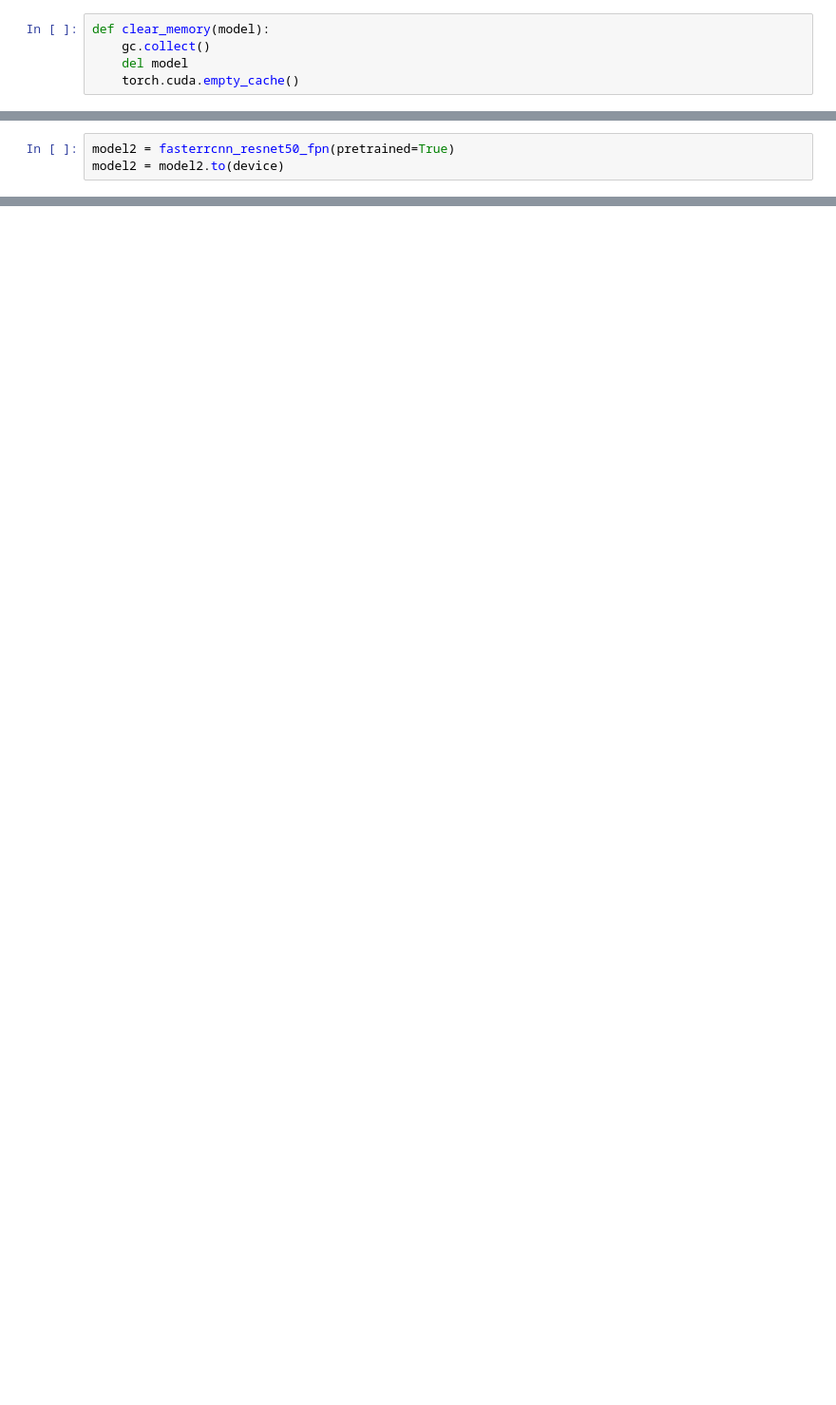
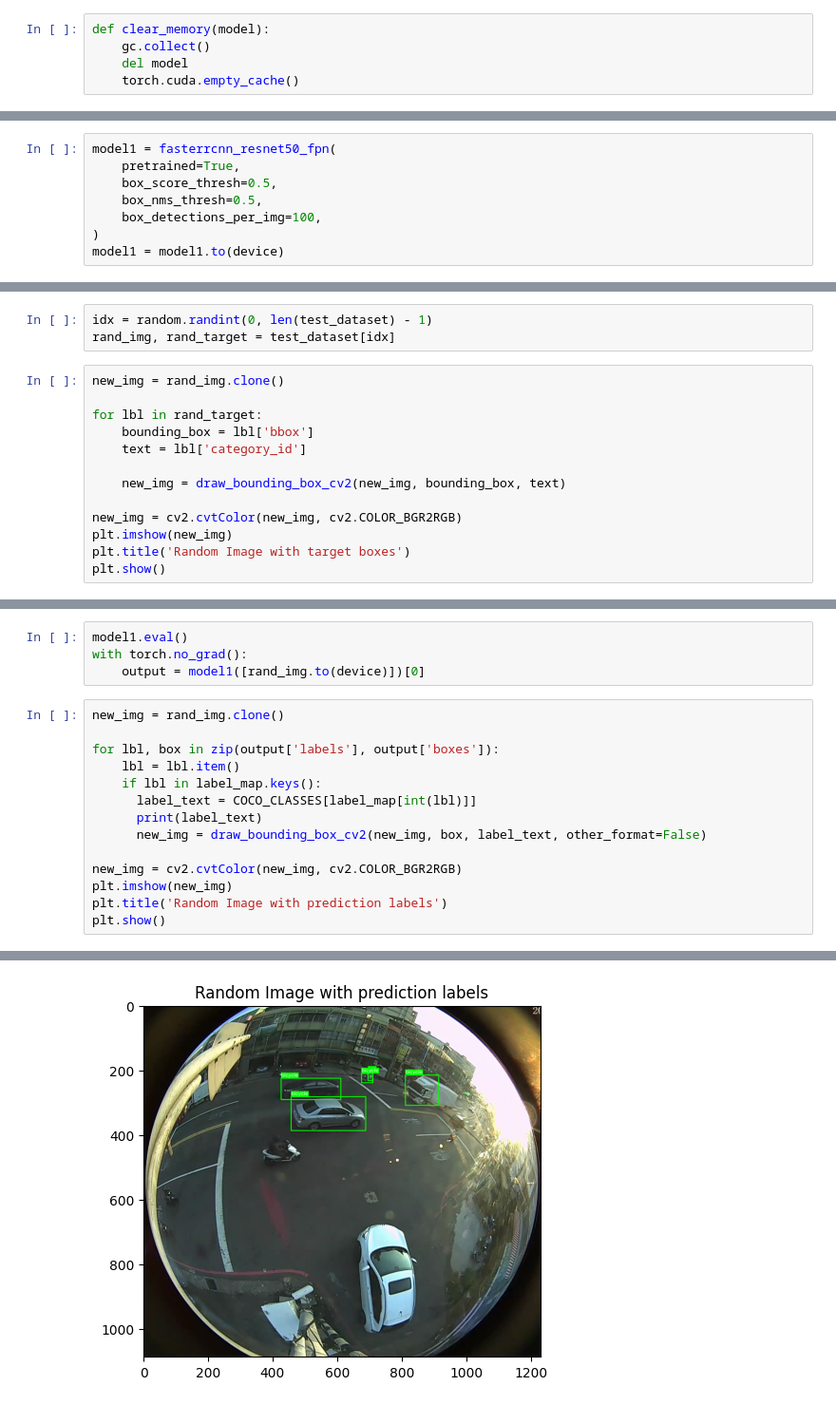
Before and after one commit to future-gadget-labs/aicitychallenge1, a Jupyter notebook: scripts/RCNNFishEye.ipynb, the cells around one changed output, grey strips where cells are left out. Shown at 95% size. Saved outputs shown, nothing was run; the diff lists cells and outputs as text; blank space fills up the shorter version.

Commit message:
adding rcnn model

```diff
--- a/scripts/RCNNFishEye.ipynb
+++ b/scripts/RCNNFishEye.ipynb
@@ -250,3 +273,8 @@ clear_memory(model1)
 # %%
-model2 = fasterrcnn_resnet50_fpn(pretrained=True)
-model2 = model2.to(device)
+model1 = fasterrcnn_resnet50_fpn(
+    pretrained=True,
+    box_score_thresh=0.5,
+    box_nms_thresh=0.5,
+    box_detections_per_img=100,
+)
+model1 = model1.to(device)
@@ -289,0 +373,16 @@ coco_eval.summarize()
+# %%
+idx = random.randint(0, len(test_dataset) - 1)
+rand_img, rand_target = test_dataset[idx]
+# %%
+new_img = rand_img.clone()
+
+for lbl in rand_target:
+    bounding_box = lbl['bbox']
+    text = lbl['category_id']
+
+    new_img = draw_bounding_box_cv2(new_img, bounding_box, text)
+
+new_img = cv2.cvtColor(new_img, cv2.COLOR_BGR2RGB)
+plt.imshow(new_img)
+plt.title('Random Image with target boxes')
+plt.show()
@@ -289,0 +391,19 @@ coco_eval.summarize()
+# %%
+model1.eval()
+with torch.no_grad():
+    output = model1([rand_img.to(device)])[0]
+# %%
+new_img = rand_img.clone()
+
+for lbl, box in zip(output['labels'], output['boxes']):
+    lbl = lbl.item()
+    if lbl in label_map.keys():
+      label_text = COCO_CLASSES[label_map[int(lbl)]]
+      print(label_text)
+      new_img = draw_bounding_box_cv2(new_img, box, label_text, other_format=False)
+
+new_img = cv2.cvtColor(new_img, cv2.COLOR_BGR2RGB)
+plt.imshow(new_img)
+plt.title('Random Image with prediction labels')
+plt.show()
+# %% [output]
@@ -289,0 +415 @@ coco_eval.summarize()
+[figure, added]
```
Also changed, not shown: parts of 72 cells of this notebook, 1 other file.
